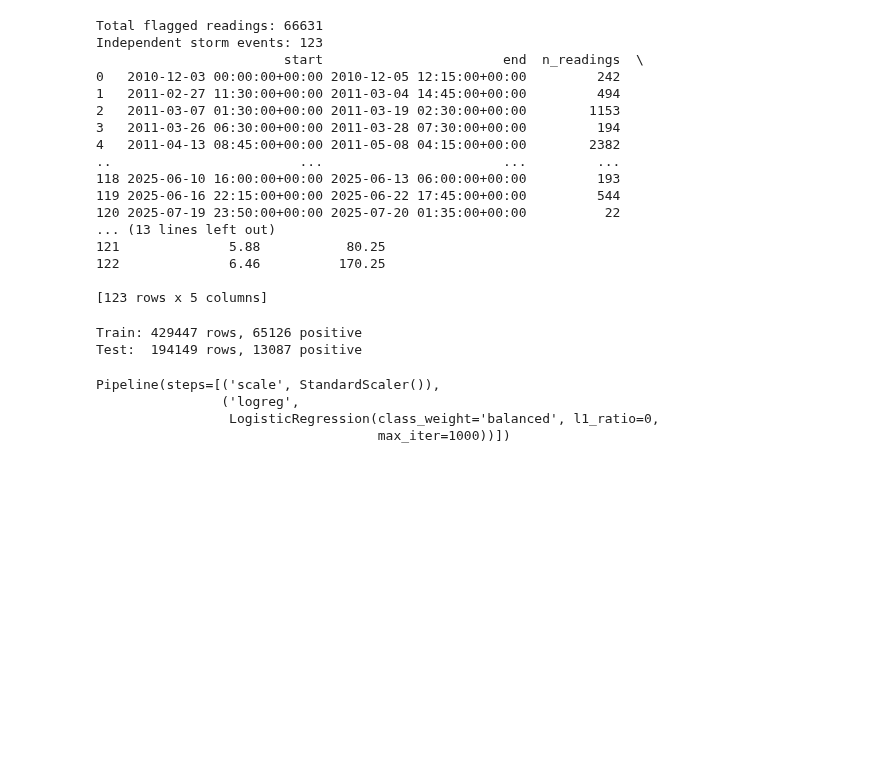
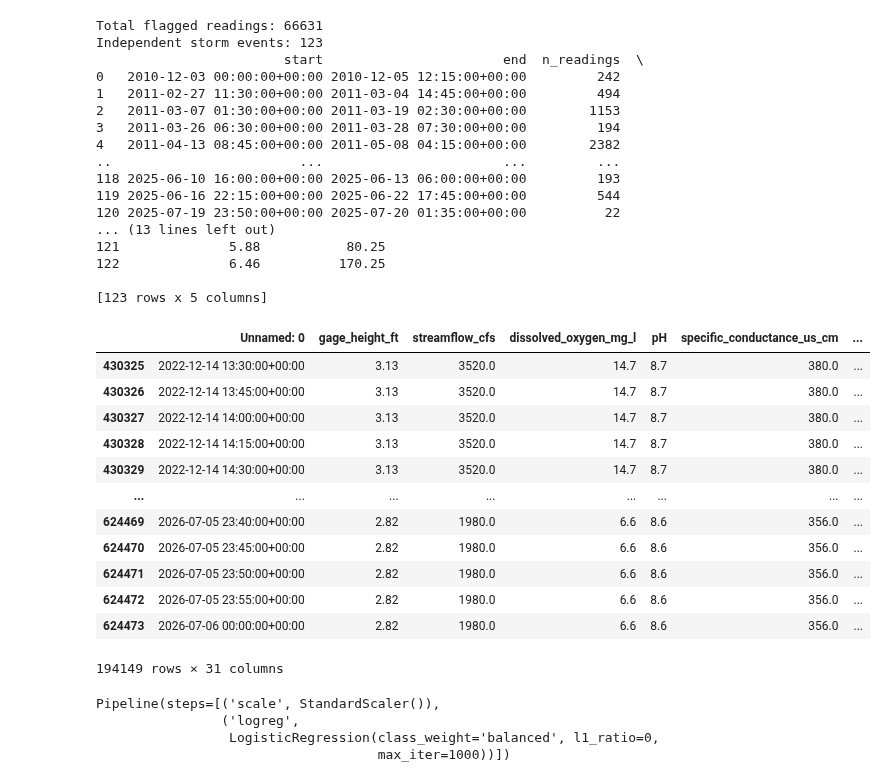
Before and after one commit to ackshatiwari/DMV-River-Intelligence-Network, a Jupyter notebook: backend/data_import/pot_river_dc_little_falls_pump_station/models/flood_threshold/flood_threshold_log_regression.ipynb, the cells around one changed output. Saved outputs shown, nothing was run; the diff lists cells and outputs as text; code cells hidden in the pictures; blank space fills up the shorter version.

```diff
--- a/backend/data_import/pot_river_dc_little_falls_pump_station/models/flood_threshold/flood_threshold_log_regression.ipynb
+++ b/backend/data_import/pot_river_dc_little_falls_pump_station/models/flood_threshold/flood_threshold_log_regression.ipynb
@@ -88,6 +88,12 @@ flood_rows['new_event'] = (
 )
 flood_rows['event_id'] = flood_rows['new_event'].cumsum()
 
+df = df.merge(
+    flood_rows[['datetime', 'event_id']],
+    on='datetime',
+    how='left'
+)
+
 # summarize each event
 events = flood_rows.groupby('event_id').agg(
     start=('datetime', 'min'),
@@ -177,23 +183,33 @@ feature_columns = [
 # %%
 # tag every row (not just flood rows) with which event's "influence window" it falls in
 # so the same storm doesn't appear in both train and test
 events_sorted = events.sort_values('start').reset_index(drop=True)
 
 # hold out the most recent ~20% of events as test
 n_test_events = int(len(events_sorted) * 0.2)
 test_events = events_sorted.iloc[-n_test_events:]
 train_events = events_sorted.iloc[:-n_test_events]
 
 test_start_cutoff = test_events['start'].min() - pd.Timedelta(days=3)  # buffer before first test storm
 
 train_df = df[df['datetime'] < test_start_cutoff].dropna(subset=feature_columns + ['will_flood'])
 test_df  = df[df['datetime'] >= test_start_cutoff].dropna(subset=feature_columns + ['will_flood'])
 
-print(f"Train: {len(train_df)} rows, {train_df['will_flood'].sum()} positive")
-print(f"Test:  {len(test_df)} rows, {test_df['will_flood'].sum()} positive")
+test_df
 # %% [output]
+|  | Unnamed: 0 | gage_height_ft | streamflow_cfs | dissolved_oxygen_mg_l | pH | specific_conductance_us_cm | ... |
+| 430325 | 2022-12-14 13:30:00+00:00 | 3.13 | 3520.0 | 14.7 | 8.7 | 380.0 | ... |
+| 430326 | 2022-12-14 13:45:00+00:00 | 3.13 | 3520.0 | 14.7 | 8.7 | 380.0 | ... |
+| 430327 | 2022-12-14 14:00:00+00:00 | 3.13 | 3520.0 | 14.7 | 8.7 | 380.0 | ... |
+| 430328 | 2022-12-14 14:15:00+00:00 | 3.13 | 3520.0 | 14.7 | 8.7 | 380.0 | ... |
+| 430329 | 2022-12-14 14:30:00+00:00 | 3.13 | 3520.0 | 14.7 | 8.7 | 380.0 | ... |
+| ... | ... | ... | ... | ... | ... | ... | ... |
+| 624469 | 2026-07-05 23:40:00+00:00 | 2.82 | 1980.0 | 6.6 | 8.6 | 356.0 | ... |
+| 624470 | 2026-07-05 23:45:00+00:00 | 2.82 | 1980.0 | 6.6 | 8.6 | 356.0 | ... |
+| 624471 | 2026-07-05 23:50:00+00:00 | 2.82 | 1980.0 | 6.6 | 8.6 | 356.0 | ... |
+| 624472 | 2026-07-05 23:55:00+00:00 | 2.82 | 1980.0 | 6.6 | 8.6 | 356.0 | ... |
+| 624473 | 2026-07-06 00:00:00+00:00 | 2.82 | 1980.0 | 6.6 | 8.6 | 356.0 | ... |
-Train: 429447 rows, 65126 positive
-Test:  194149 rows, 13087 positive
+194149 rows × 31 columns
 # %%
 from sklearn.linear_model import LogisticRegression
 from sklearn.preprocessing import StandardScaler
```
Also changed, not shown: parts of 4 cells of this notebook.
